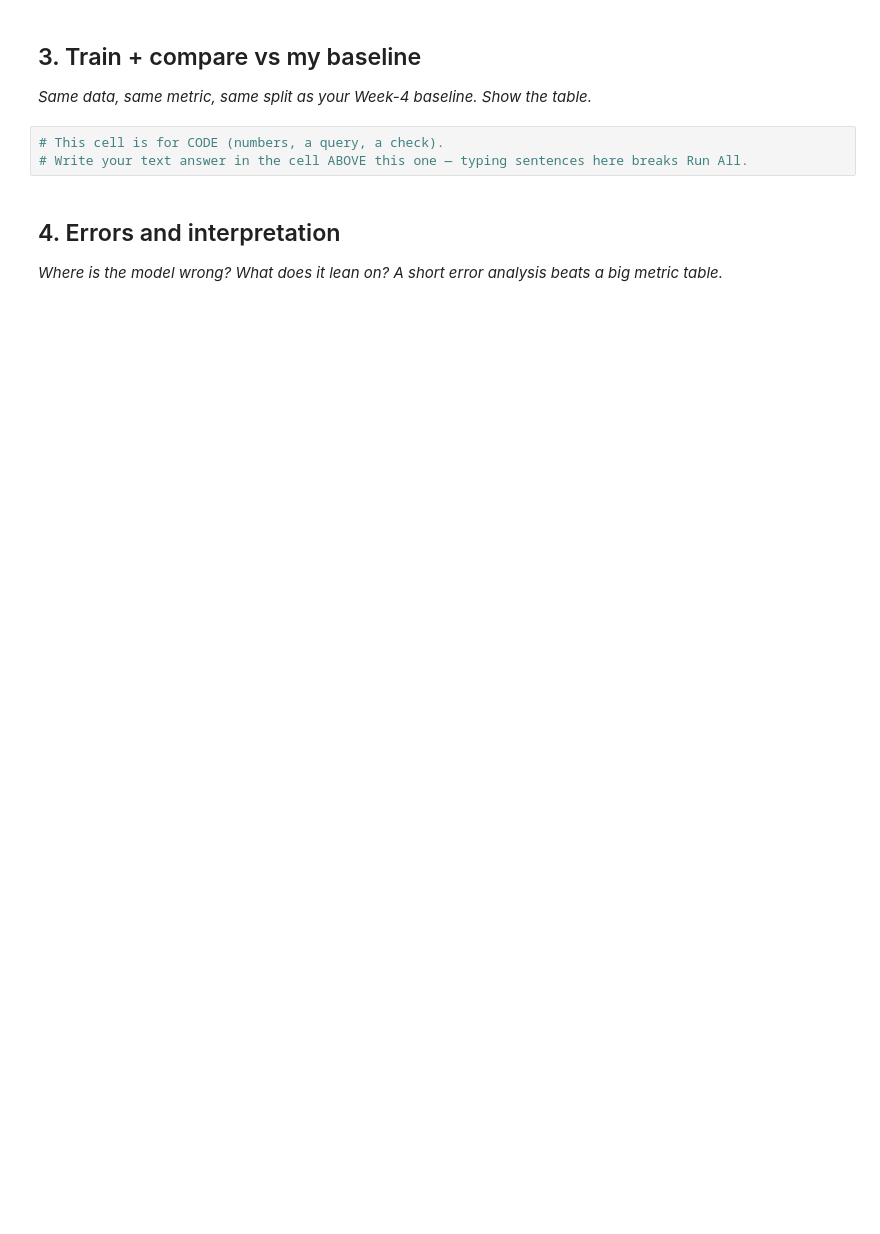
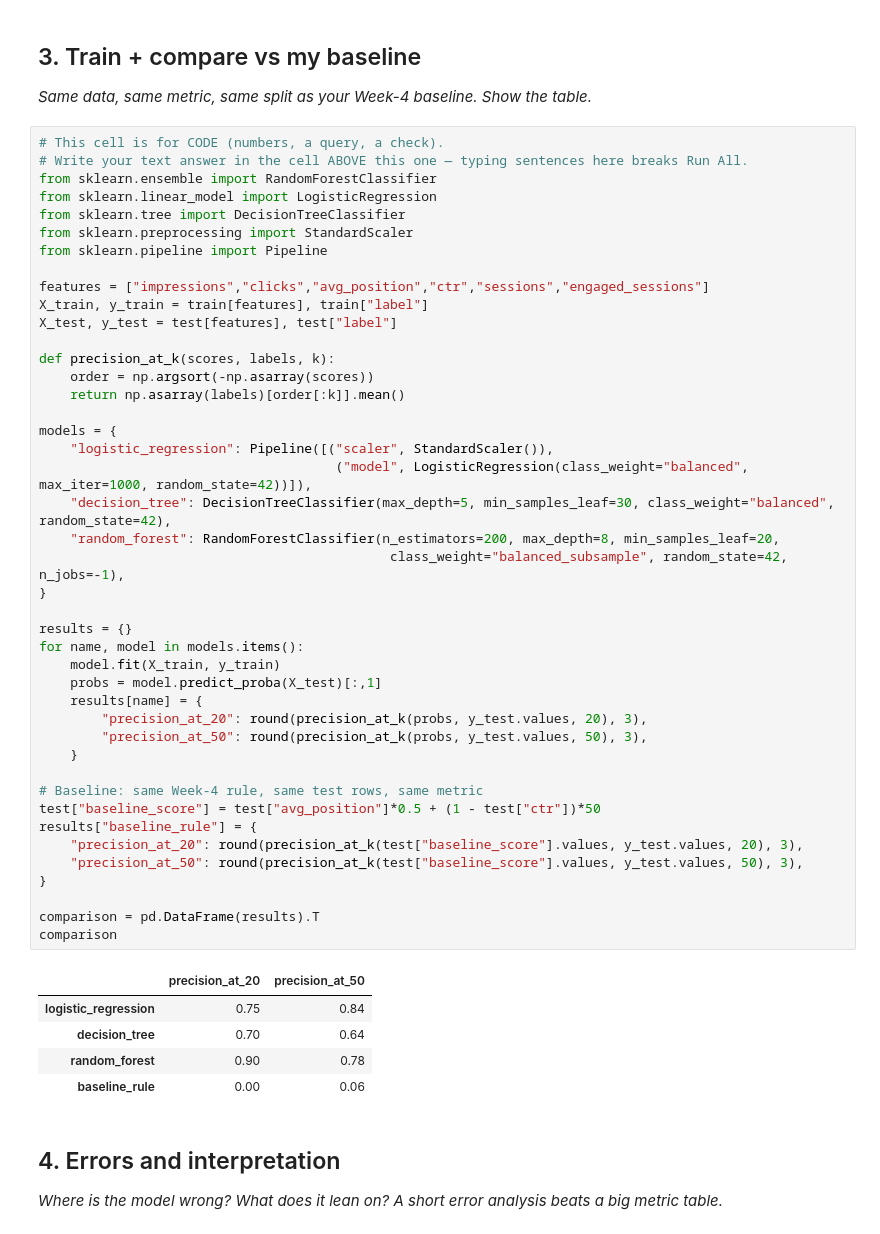
Before and after one commit to Abdul-Samad-17/FlyRank-Internship, a Jupyter notebook: work/notebooks/w05_model.ipynb, the cells around one changed output. Saved outputs shown, nothing was run; the diff lists cells and outputs as text; blank space fills up the shorter version.

```diff
--- a/work/notebooks/w05_model.ipynb
+++ b/work/notebooks/w05_model.ipynb
@@ -24,9 +84,55 @@ This skeleton is yours to fill. Work the sections **in order** — each one has
 ## 3. Train + compare vs my baseline
 
 *Same data, same metric, same split as your Week-4 baseline. Show the table.*
-# %%
-# This cell is for CODE (numbers, a query, a check).
-# Write your text answer in the cell ABOVE this one — typing sentences here breaks Run All.
+# %%
+# This cell is for CODE (numbers, a query, a check).
+# Write your text answer in the cell ABOVE this one — typing sentences here breaks Run All.
+from sklearn.ensemble import RandomForestClassifier
+from sklearn.linear_model import LogisticRegression
+from sklearn.tree import DecisionTreeClassifier
+from sklearn.preprocessing import StandardScaler
+from sklearn.pipeline import Pipeline
+
+features = ["impressions","clicks","avg_position","ctr","sessions","engaged_sessions"]
+X_train, y_train = train[features], train["label"]
+X_test, y_test = test[features], test["label"]
+
+def precision_at_k(scores, labels, k):
+    order = np.argsort(-np.asarray(scores))
+    return np.asarray(labels)[order[:k]].mean()
+
+models = {
+    "logistic_regression": Pipeline([("scaler", StandardScaler()),
+                                      ("model", LogisticRegression(class_weight="balanced", max_iter=1000, random_state=42))]),
+    "decision_tree": DecisionTreeClassifier(max_depth=5, min_samples_leaf=30, class_weight="balanced", random_state=42),
+    "random_forest": RandomForestClassifier(n_estimators=200, max_depth=8, min_samples_leaf=20,
+                                             class_weight="balanced_subsample", random_state=42, n_jobs=-1),
+}
+
+results = {}
+for name, model in models.items():
+    model.fit(X_train, y_train)
+    probs = model.predict_proba(X_test)[:,1]
+    results[name] = {
+        "precision_at_20": round(precision_at_k(probs, y_test.values, 20), 3),
+        "precision_at_50": round(precision_at_k(probs, y_test.values, 50), 3),
+    }
+
+# Baseline: same Week-4 rule, same test rows, same metric
+test["baseline_score"] = test["avg_position"]*0.5 + (1 - test["ctr"])*50
+results["baseline_rule"] = {
+    "precision_at_20": round(precision_at_k(test["baseline_score"].values, y_test.values, 20), 3),
+    "precision_at_50": round(precision_at_k(test["baseline_score"].values, y_test.values, 50), 3),
+}
+
+comparison = pd.DataFrame(results).T
+comparison
+# %% [output]
+|  | precision_at_20 | precision_at_50 |
+| logistic_regression | 0.75 | 0.84 |
+| decision_tree | 0.70 | 0.64 |
+| random_forest | 0.90 | 0.78 |
+| baseline_rule | 0.00 | 0.06 |
 # %% [markdown]
 ## 4. Errors and interpretation
 
```
Also changed, not shown: parts of 12 cells of this notebook.
